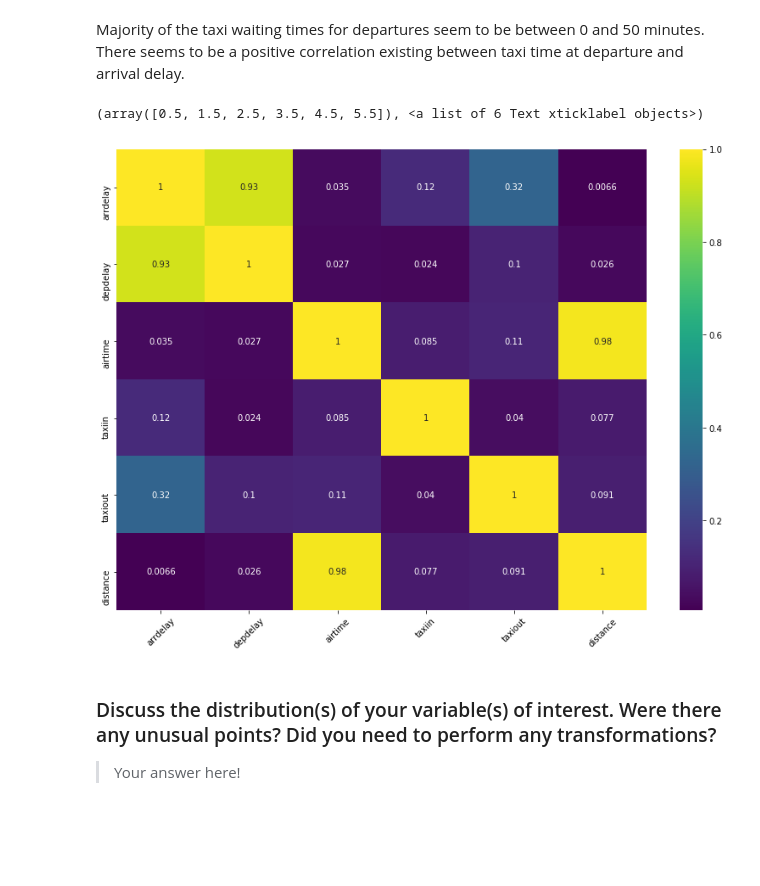
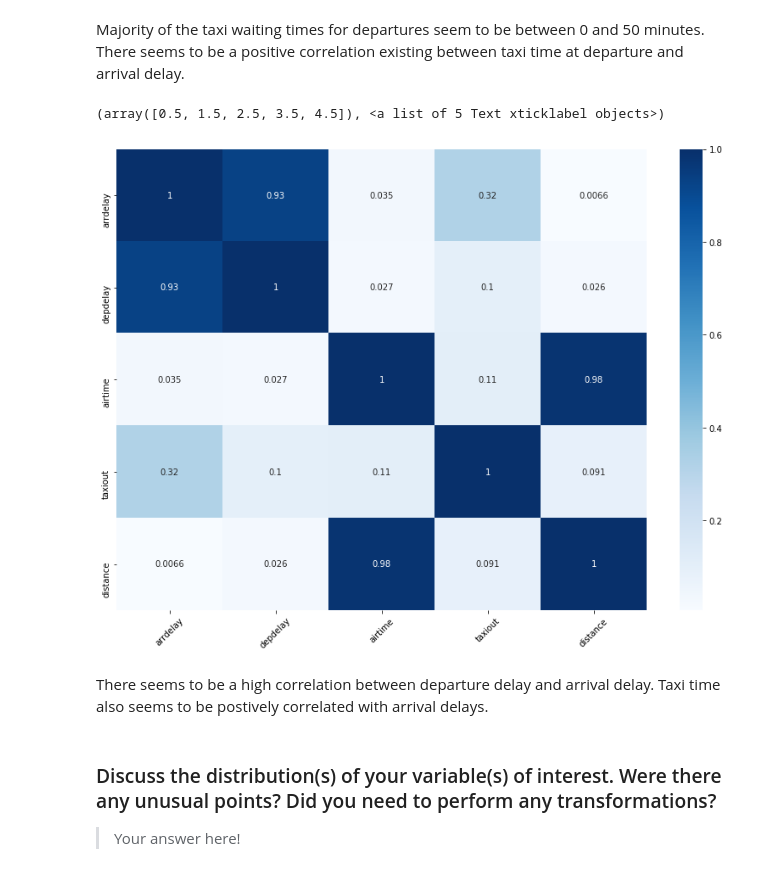
Before and after one commit to command7/exploratory_data_analysis, a Jupyter notebook: Analysis.ipynb, the cells around one changed output. Cells and saved outputs as stored; diff of their text form; code cells hidden in the pictures; blank space fills up the shorter version.

Commit message:
Feat: Remove taxiin and add text for scatter matrix
Taxi in does not logically help with predicting arrival delays since it happens after arrival. Hence removed it.

```diff
--- a/Analysis.ipynb
+++ b/Analysis.ipynb
@@ -427,12 +427,14 @@ Majority of the taxi waiting times for departures seem to be between 0 and 50 mi
 There seems to be a positive correlation existing between taxi time at departure and arrival delay.
 # %%
 plt.figure(figsize=(14,10))
-scatter_matrix_atts = ["arrdelay", "depdelay", "airtime", "taxiin", "taxiout", "distance"]
-sns.heatmap(flights_data[scatter_matrix_atts].corr(), cmap="viridis", annot=True)
+scatter_matrix_atts = ["arrdelay", "depdelay", "airtime", "taxiout", "distance"]
+sns.heatmap(flights_data[scatter_matrix_atts].corr(), cmap="Blues", annot=True)
 plt.xticks(rotation=45)
 # %% [output]
-(array([0.5, 1.5, 2.5, 3.5, 4.5, 5.5]), <a list of 6 Text xticklabel objects>)
+(array([0.5, 1.5, 2.5, 3.5, 4.5]), <a list of 5 Text xticklabel objects>)
-[figure, old version]
+[figure, new version]
+# %% [markdown]
+There seems to be a high correlation between departure delay and arrival delay. Taxi time also seems to be postively correlated with arrival delays.
 # %% [markdown]
 ### Discuss the distribution(s) of your variable(s) of interest. Were there any unusual points? Did you need to perform any transformations?
 
```
